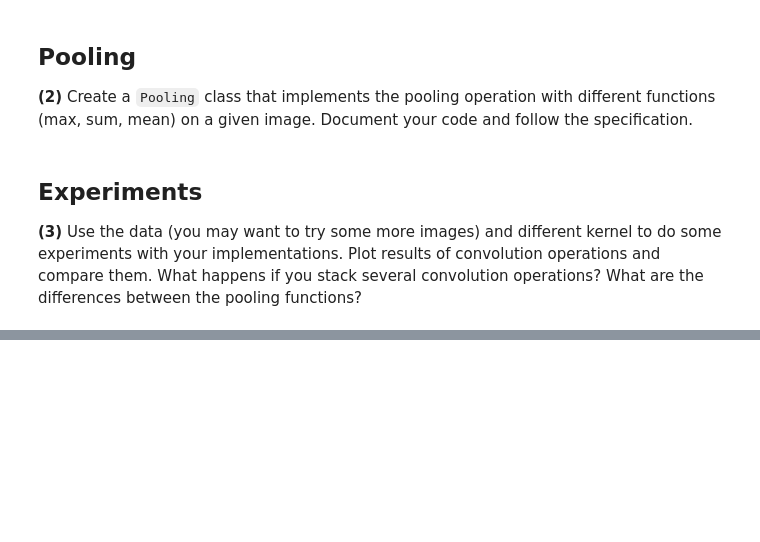
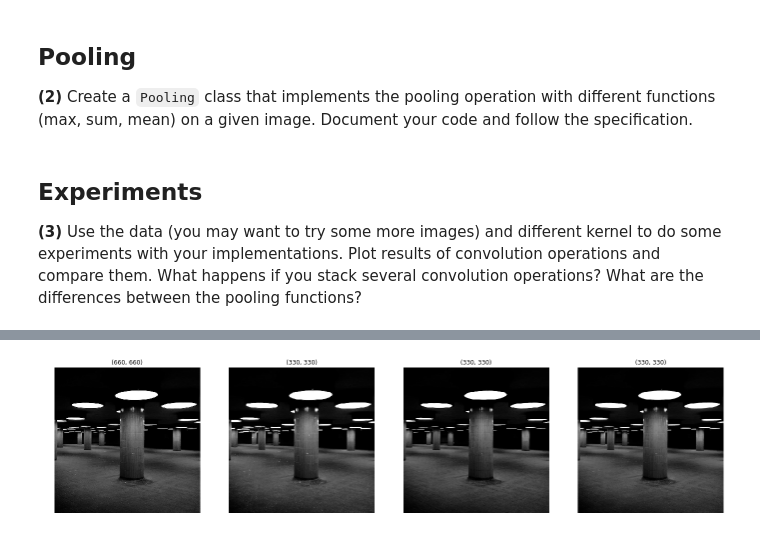
Before and after one commit to christophstach/deep-learning-ubiquitous-tribble, a Jupyter notebook: 1163050_uebung_03/convolution_pooling.ipynb, the cells around one changed output, grey strips where cells are left out. Saved outputs shown, nothing was run; the diff lists cells and outputs as text; code cells hidden in the pictures; blank space fills up the shorter version.

```diff
--- a/1163050_uebung_03/convolution_pooling.ipynb
+++ b/1163050_uebung_03/convolution_pooling.ipynb
@@ -288,0 +385,15 @@ axis[1, 6].imshow(img_rgb)
+# %%
+imgs = [
+    img_gry,
+    max_pool.forward(img_gry),
+    min_pool.forward(img_gry),
+    mean_pool.forward(img_gry)
+]
+
+fig, axis = plt.subplots(1, len(imgs), figsize=(24, 24))
+for i in range(len(imgs)):
+    axis[i].axis('off')
+    axis[i].set_title(str(np.array(imgs[i]).shape))
+    axis[i].imshow(imgs[i], cmap='Greys_r')
+# %% [output]
+[figure, added]
```
Also changed, not shown: parts of 9 cells of this notebook.
